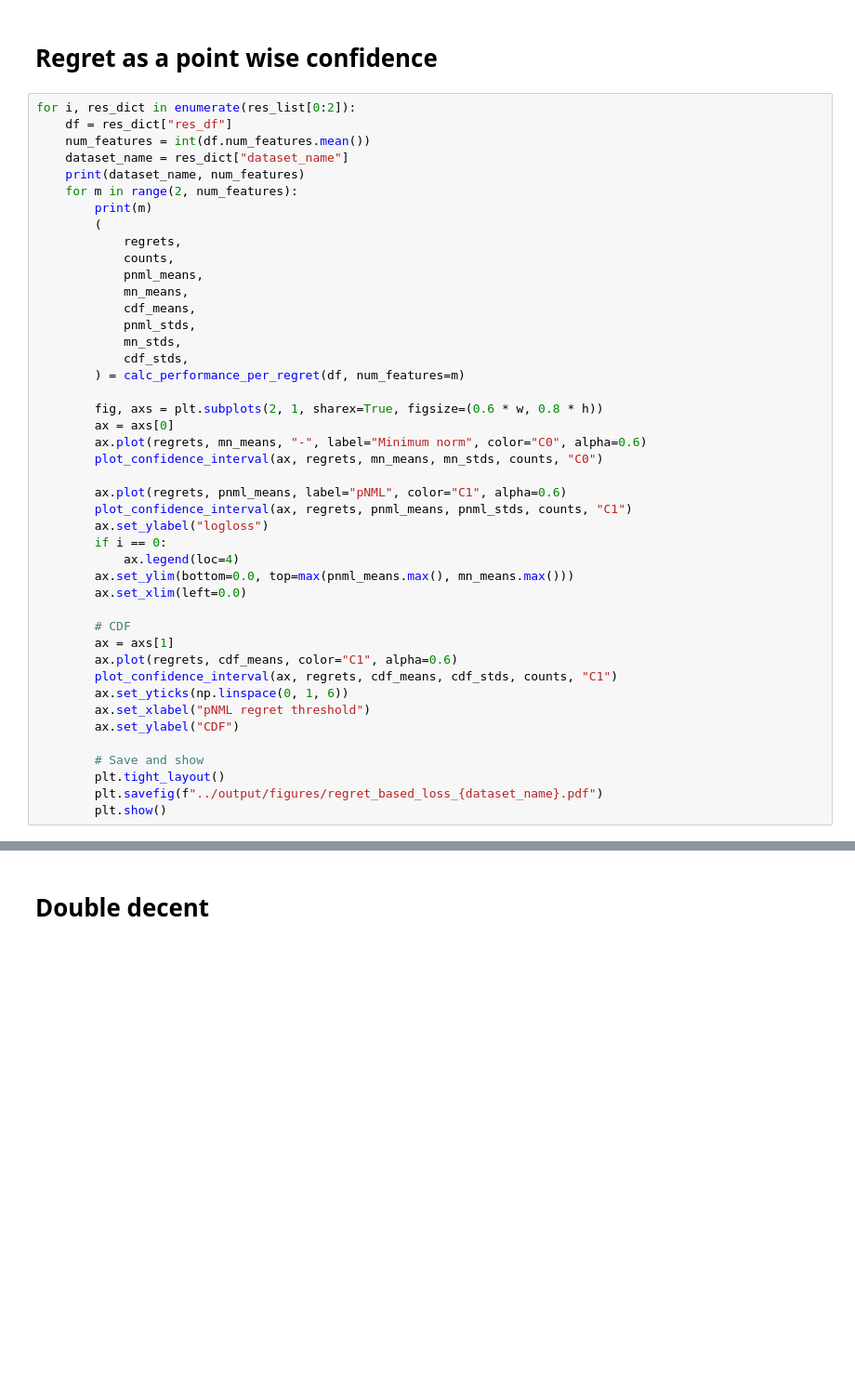
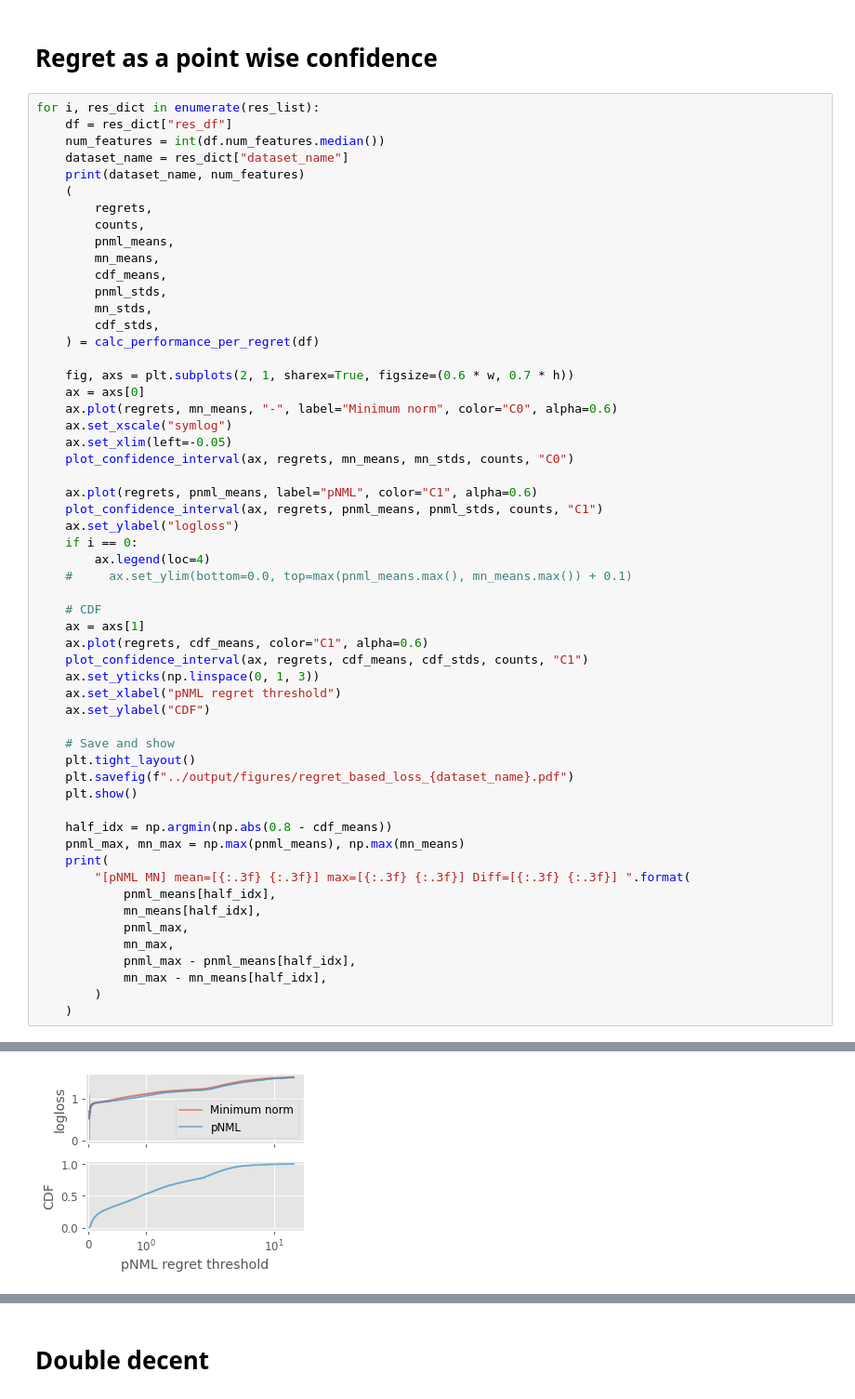
Before and after one commit to kobybibas/pnml_linear_regression_simulation, a Jupyter notebook: notebooks/real_data.ipynb, the cells around one changed output, grey strips where cells are left out. Shown: that part at 93% size. Cells and saved outputs as stored; diff of their text form; blank space fills up the shorter version.

```diff
--- a/notebooks/real_data.ipynb
+++ b/notebooks/real_data.ipynb
@@ -117,46 +95,59 @@ Sizes=[  2   3   4   5   6   7   8  12  17  25  37  54  79 116 170 249]
 # %% [markdown]
 # Regret as a point wise confidence
 # %%
-for i, res_dict in enumerate(res_list[0:2]):
+for i, res_dict in enumerate(res_list):
     df = res_dict["res_df"]
-    num_features = int(df.num_features.mean())
+    num_features = int(df.num_features.median())
     dataset_name = res_dict["dataset_name"]
     print(dataset_name, num_features)
-    for m in range(2, num_features):
-        print(m)
-        (
-            regrets,
-            counts,
-            pnml_means,
-            mn_means,
-            cdf_means,
-            pnml_stds,
-            mn_stds,
-            cdf_stds,
-        ) = calc_performance_per_regret(df, num_features=m)
+    (
+        regrets,
+        counts,
+        pnml_means,
+        mn_means,
+        cdf_means,
+        pnml_stds,
+        mn_stds,
+        cdf_stds,
+    ) = calc_performance_per_regret(df)
 
-        fig, axs = plt.subplots(2, 1, sharex=True, figsize=(0.6 * w, 0.8 * h))
-        ax = axs[0]
-        ax.plot(regrets, mn_means, "-", label="Minimum norm", color="C0", alpha=0.6)
-        plot_confidence_interval(ax, regrets, mn_means, mn_stds, counts, "C0")
+    fig, axs = plt.subplots(2, 1, sharex=True, figsize=(0.6 * w, 0.7 * h))
+    ax = axs[0]
+    ax.plot(regrets, mn_means, "-", label="Minimum norm", color="C0", alpha=0.6)
+    ax.set_xscale("symlog")
+    ax.set_xlim(left=-0.05)
+    plot_confidence_interval(ax, regrets, mn_means, mn_stds, counts, "C0")
 
-        ax.plot(regrets, pnml_means, label="pNML", color="C1", alpha=0.6)
-        plot_confidence_interval(ax, regrets, pnml_means, pnml_stds, counts, "C1")
-        ax.set_ylabel("logloss")
-        if i == 0:
-            ax.legend(loc=4)
-        ax.set_ylim(bottom=0.0, top=max(pnml_means.max(), mn_means.max()))
-        ax.set_xlim(left=0.0)
+    ax.plot(regrets, pnml_means, label="pNML", color="C1", alpha=0.6)
+    plot_confidence_interval(ax, regrets, pnml_means, pnml_stds, counts, "C1")
+    ax.set_ylabel("logloss")
+    if i == 0:
+        ax.legend(loc=4)
+    #     ax.set_ylim(bottom=0.0, top=max(pnml_means.max(), mn_means.max()) + 0.1)
 
-        # CDF
-        ax = axs[1]
-        ax.plot(regrets, cdf_means, color="C1", alpha=0.6)
-        plot_confidence_interval(ax, regrets, cdf_means, cdf_stds, counts, "C1")
-        ax.set_yticks(np.linspace(0, 1, 6))
-        ax.set_xlabel("pNML regret threshold")
-        ax.set_ylabel("CDF")
+    # CDF
+    ax = axs[1]
+    ax.plot(regrets, cdf_means, color="C1", alpha=0.6)
+    plot_confidence_interval(ax, regrets, cdf_means, cdf_stds, counts, "C1")
+    ax.set_yticks(np.linspace(0, 1, 3))
+    ax.set_xlabel("pNML regret threshold")
+    ax.set_ylabel("CDF")
 
-        # Save and show
-        plt.tight_layout()
-        plt.savefig(f"../output/figures/regret_based_loss_{dataset_name}.pdf")
-        plt.show()
+    # Save and show
+    plt.tight_layout()
+    plt.savefig(f"../output/figures/regret_based_loss_{dataset_name}.pdf")
+    plt.show()
+
+    half_idx = np.argmin(np.abs(0.8 - cdf_means))
+    pnml_max, mn_max = np.max(pnml_means), np.max(mn_means)
+    print(
+        "[pNML MN] mean=[{:.3f} {:.3f}] max=[{:.3f} {:.3f}] Diff=[{:.3f} {:.3f}] ".format(
+            pnml_means[half_idx],
+            mn_means[half_idx],
+            pnml_max,
+            mn_max,
+            pnml_max - pnml_means[half_idx],
+            mn_max - mn_means[half_idx],
+        )
+    )
+# %% [output]
@@ -162,0 +155 @@ for i, res_dict in enumerate(res_list[0:2]):
+[figure, added]
```
Also changed, not shown: parts of 13 cells of this notebook, 11 other files.
